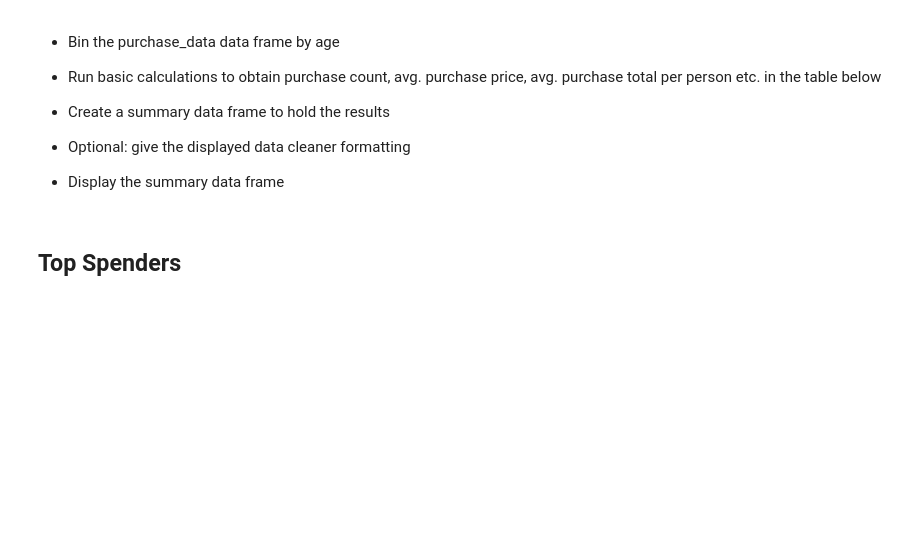
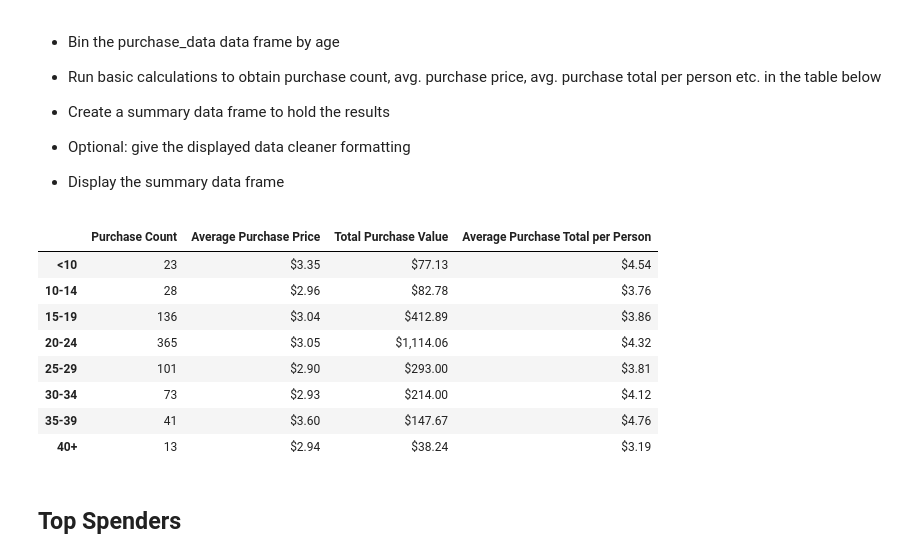
Before and after one commit to Satasreeadash/Pandas_Homework, a Jupyter notebook: Instructions/HeroesOfPymoli/HeroesOfPymoli_starter.ipynb, the cells around one changed output. Saved outputs shown, nothing was run; the diff lists cells and outputs as text; code cells hidden in the pictures; blank space fills up the shorter version.

```diff
--- a/Instructions/HeroesOfPymoli/HeroesOfPymoli_starter.ipynb
+++ b/Instructions/HeroesOfPymoli/HeroesOfPymoli_starter.ipynb
@@ -104,3 +138,16 @@ percen
 
 
 * Display Age Demographics Table
+# %%
+age_bins = [0,9,14,19,24,29,34,39,999]
+labels = ["<10","10-14","15-19","20-24","25-29","30-34","35-39","40+"]
+
+purchase_data["Age Group"] = pd.cut(purchase_data["Age"],age_bins, labels = labels)
+age_group_df = purchase_data.groupby(["Age Group"])
+player_peragegrp = age_group_df["SN"].nunique()
+per_peragegrp = 100* player_peragegrp/total_players
+summary_agegrp_df = pd.DataFrame({"Percentage of Players": per_peragegrp,
+                                  "Total Count": player_peragegrp})
+summary_agegrp_df.index.name = None
+summary_agegrp_df = summary_agegrp_df.style.format({"Percentage of Players": "{:.2f}"})
+summary_agegrp_df
@@ -120,6 +177,31 @@ percen
 
 
 * Display the summary data frame
+# %%
+purchasecount_peragegrp = age_group_df["Purchase ID"].count()
+avgprive_peragegrp = age_group_df["Price"].mean()
+totalprice_peragegrp = age_group_df["Price"].sum()
+avgprice_perperson = totalprice_peragegrp/player_peragegrp
+purchase_analysis_agegrp = pd.DataFrame({"Purchase Count": purchasecount_peragegrp,
+                                         "Average Purchase Price": avgprive_peragegrp,
+                                         "Total Purchase Value": totalprice_peragegrp,
+                                         "Average Purchase Total per Person":avgprice_perperson})
+
+
+purchase_analysis_agegrp = purchase_analysis_agegrp.style.format({"Average Purchase Price":"${:,.2f}",
+                               "Total Purchase Value":"${:,.2f}",
+                               "Average Purchase Total per Person":"${:,.2f}"})
+purchase_analysis_agegrp
+# %% [output]
+|  | Purchase Count | Average Purchase Price | Total Purchase Value | Average Purchase Total per Person |
+| <10 | 23 | $3.35 | $77.13 | $4.54 |
+| 10-14 | 28 | $2.96 | $82.78 | $3.76 |
+| 15-19 | 136 | $3.04 | $412.89 | $3.86 |
+| 20-24 | 365 | $3.05 | $1,114.06 | $4.32 |
+| 25-29 | 101 | $2.90 | $293.00 | $3.81 |
+| 30-34 | 73 | $2.93 | $214.00 | $4.12 |
+| 35-39 | 41 | $3.60 | $147.67 | $4.76 |
+| 40+ | 13 | $2.94 | $38.24 | $3.19 |
 # %% [markdown]
 ## Top Spenders
 # %% [markdown]
```
Also changed, not shown: parts of 9 cells of this notebook.
